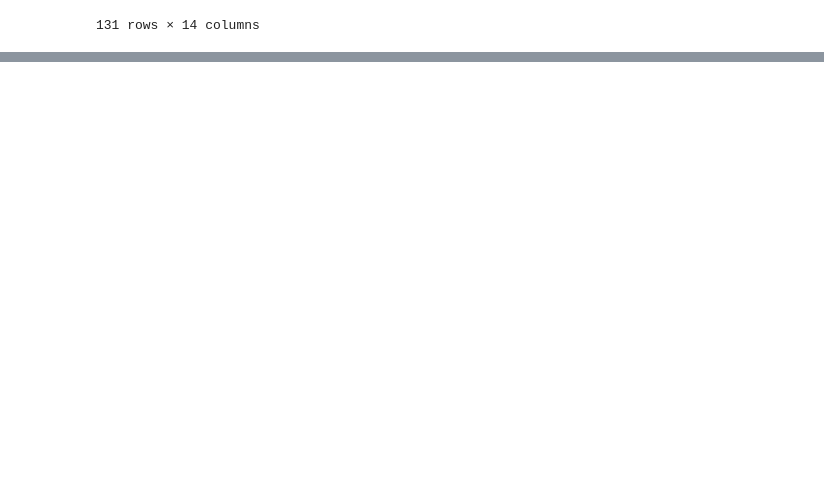
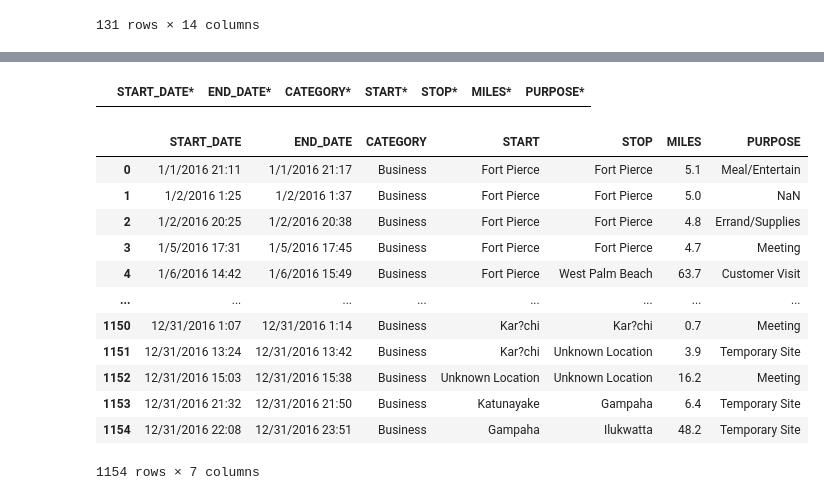
Before and after one commit to VishalDeoPrasad/InterviewBit, a Jupyter notebook: 14. Pandas/Pandas.ipynb, the cells around one changed output, grey strips where cells are left out. Drawn from its saved outputs; the diff is of its cells as text; code cells hidden in the pictures; blank space fills up the shorter version.

```diff
--- a/14. Pandas/Pandas.ipynb
+++ b/14. Pandas/Pandas.ipynb
@@ -1244,0 +1305,3 @@ riskey_movies.loc[riskey_movies['risky'] == True]
+# %%
+data = pd.read_csv('UberDrives.csv')
+data.head(4)
@@ -1244,0 +1323,2 @@ riskey_movies.loc[riskey_movies['risky'] == True]
+# %%
+data.drop(1155, axis=0, inplace=True) #drop function don't work on positonal indexing
@@ -1244,0 +1358,22 @@ riskey_movies.loc[riskey_movies['risky'] == True]
+# %%
+data.loc[data.duplicated()]
+# %% [output]
+|  | START_DATE* | END_DATE* | CATEGORY* | START* | STOP* | MILES* | PURPOSE* |
+# %%
+data.drop_duplicates(inplace=True)
+# %%
+data.columns = [col[:-1] for col in data.columns]
+# %% [output]
+|  | START_DATE | END_DATE | CATEGORY | START | STOP | MILES | PURPOSE |
+| 0 | 1/1/2016 21:11 | 1/1/2016 21:17 | Business | Fort Pierce | Fort Pierce | 5.1 | Meal/Entertain |
+| 1 | 1/2/2016 1:25 | 1/2/2016 1:37 | Business | Fort Pierce | Fort Pierce | 5.0 | NaN |
+| 2 | 1/2/2016 20:25 | 1/2/2016 20:38 | Business | Fort Pierce | Fort Pierce | 4.8 | Errand/Supplies |
+| 3 | 1/5/2016 17:31 | 1/5/2016 17:45 | Business | Fort Pierce | Fort Pierce | 4.7 | Meeting |
+| 4 | 1/6/2016 14:42 | 1/6/2016 15:49 | Business | Fort Pierce | West Palm Beach | 63.7 | Customer Visit |
+| ... | ... | ... | ... | ... | ... | ... | ... |
+| 1150 | 12/31/2016 1:07 | 12/31/2016 1:14 | Business | Kar?chi | Kar?chi | 0.7 | Meeting |
+| 1151 | 12/31/2016 13:24 | 12/31/2016 13:42 | Business | Kar?chi | Unknown Location | 3.9 | Temporary Site |
+| 1152 | 12/31/2016 15:03 | 12/31/2016 15:38 | Business | Unknown Location | Unknown Location | 16.2 | Meeting |
+| 1153 | 12/31/2016 21:32 | 12/31/2016 21:50 | Business | Katunayake | Gampaha | 6.4 | Temporary Site |
+| 1154 | 12/31/2016 22:08 | 12/31/2016 23:51 | Business | Gampaha | Ilukwatta | 48.2 | Temporary Site |
+1154 rows × 7 columns
```
Also changed, not shown: parts of 56 cells of this notebook, 5 other files.
